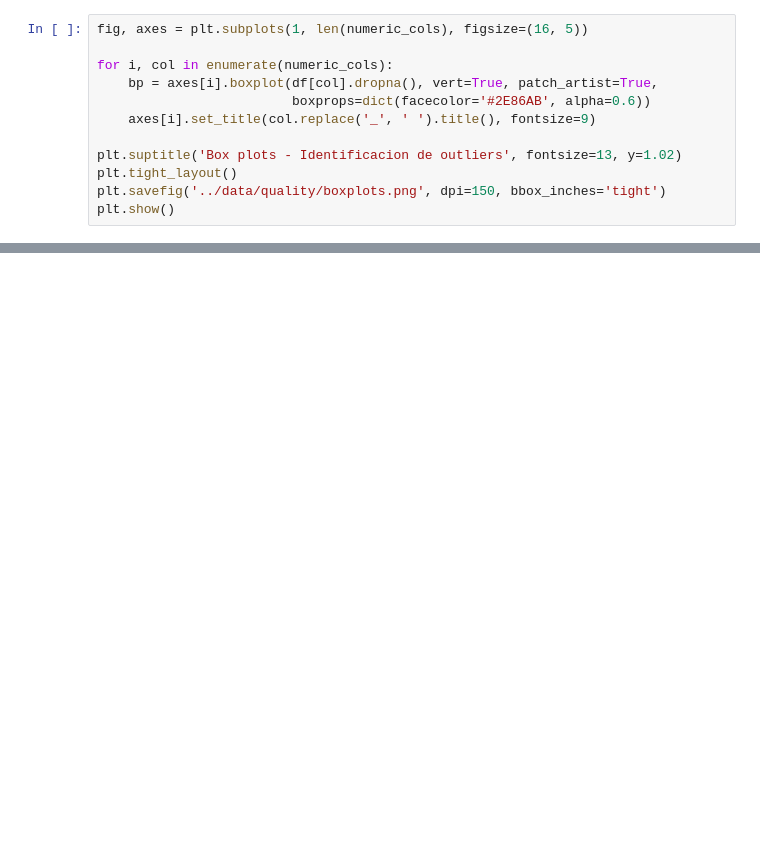
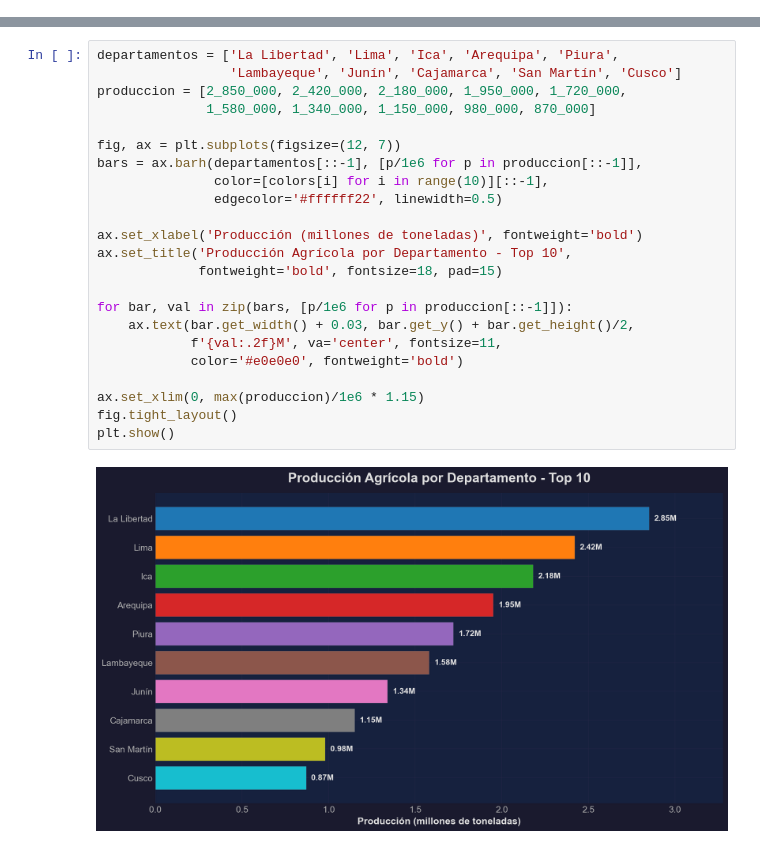
Before and after one commit to giansocial/etl-midagri-peru, a Jupyter notebook: notebooks/01_analisis_exploratorio.ipynb, the cells around one changed output, grey strips where cells are left out. Drawn from its saved outputs; the diff is of its cells as text; blank space fills up the shorter version.

```diff
--- a/notebooks/01_analisis_exploratorio.ipynb
+++ b/notebooks/01_analisis_exploratorio.ipynb
@@ -95,12 +0,0 @@ plt.show()
-# %%
-fig, axes = plt.subplots(1, len(numeric_cols), figsize=(16, 5))
-
-for i, col in enumerate(numeric_cols):
-    bp = axes[i].boxplot(df[col].dropna(), vert=True, patch_artist=True,
-                         boxprops=dict(facecolor='#2E86AB', alpha=0.6))
-    axes[i].set_title(col.replace('_', ' ').title(), fontsize=9)
-
-plt.suptitle('Box plots - Identificacion de outliers', fontsize=13, y=1.02)
-plt.tight_layout()
-plt.savefig('../data/quality/boxplots.png', dpi=150, bbox_inches='tight')
-plt.show()
@@ -225,0 +41,25 @@ for col in numeric_cols:
+# %%
+departamentos = ['La Libertad', 'Lima', 'Ica', 'Arequipa', 'Piura',
+                 'Lambayeque', 'Junín', 'Cajamarca', 'San Martín', 'Cusco']
+produccion = [2_850_000, 2_420_000, 2_180_000, 1_950_000, 1_720_000,
+              1_580_000, 1_340_000, 1_150_000, 980_000, 870_000]
+
+fig, ax = plt.subplots(figsize=(12, 7))
+bars = ax.barh(departamentos[::-1], [p/1e6 for p in produccion[::-1]],
+               color=[colors[i] for i in range(10)][::-1],
+               edgecolor='#ffffff22', linewidth=0.5)
+
+ax.set_xlabel('Producción (millones de toneladas)', fontweight='bold')
+ax.set_title('Producción Agrícola por Departamento - Top 10',
+             fontweight='bold', fontsize=18, pad=15)
+
+for bar, val in zip(bars, [p/1e6 for p in produccion[::-1]]):
+    ax.text(bar.get_width() + 0.03, bar.get_y() + bar.get_height()/2,
+            f'{val:.2f}M', va='center', fontsize=11,
+            color='#e0e0e0', fontweight='bold')
+
+ax.set_xlim(0, max(produccion)/1e6 * 1.15)
+fig.tight_layout()
+plt.show()
+# %% [output]
+[figure, added]
```
Also changed, not shown: parts of 27 cells of this notebook, 4 other files.
